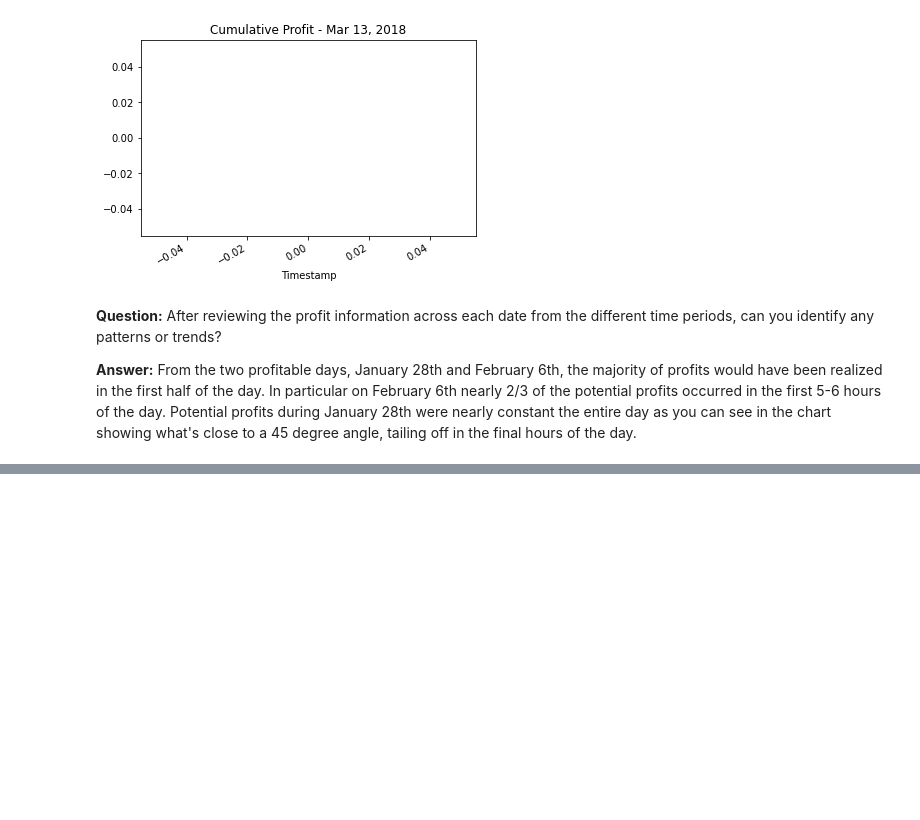
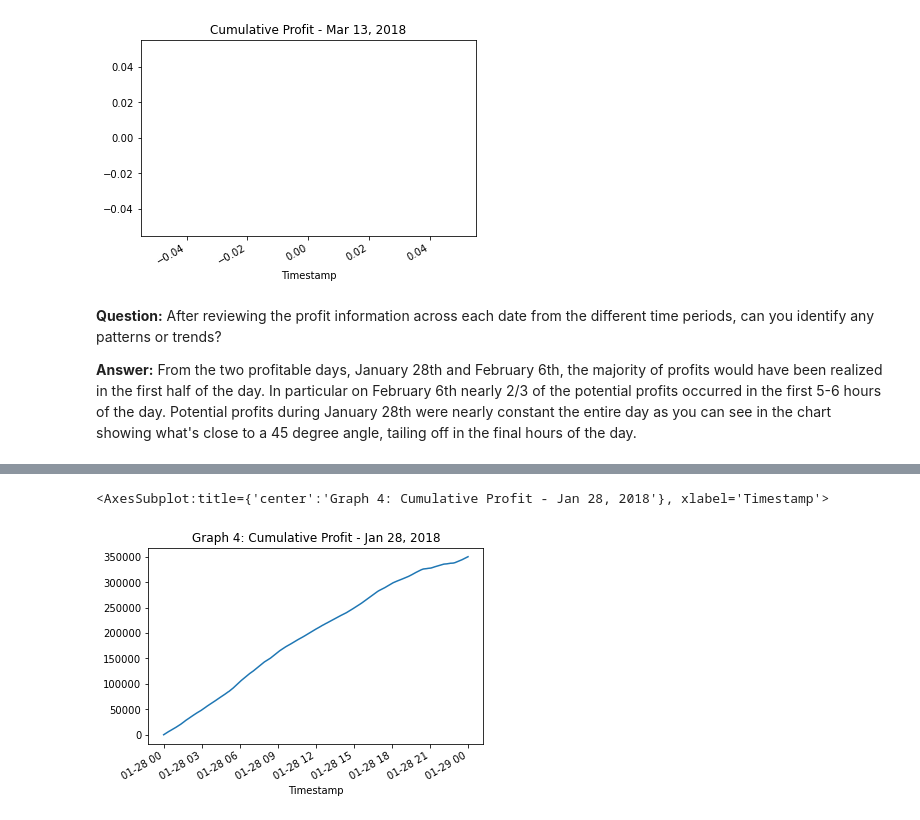
Before and after one commit to rjohnson617/Crypto_Arbitrage, a Jupyter notebook: crypto_arbitrage.ipynb, the cells around one changed output, grey strips where cells are left out. Cells and saved outputs as stored; diff of their text form; code cells hidden in the pictures; blank space fills up the shorter version.

```diff
--- a/crypto_arbitrage.ipynb
+++ b/crypto_arbitrage.ipynb
@@ -808,0 +942,5 @@ cumulative_profit_late.plot(title='Cumulative Profit - Mar 13, 2018')
+# %%
+cumulative_profit_early.plot(title='Graph 4: Cumulative Profit - Jan 28, 2018')
+# %% [output]
+<AxesSubplot:title={'center':'Graph 4: Cumulative Profit - Jan 28, 2018'}, xlabel='Timestamp'>
+[figure, added]
```
Also changed, not shown: parts of 16 cells of this notebook.
